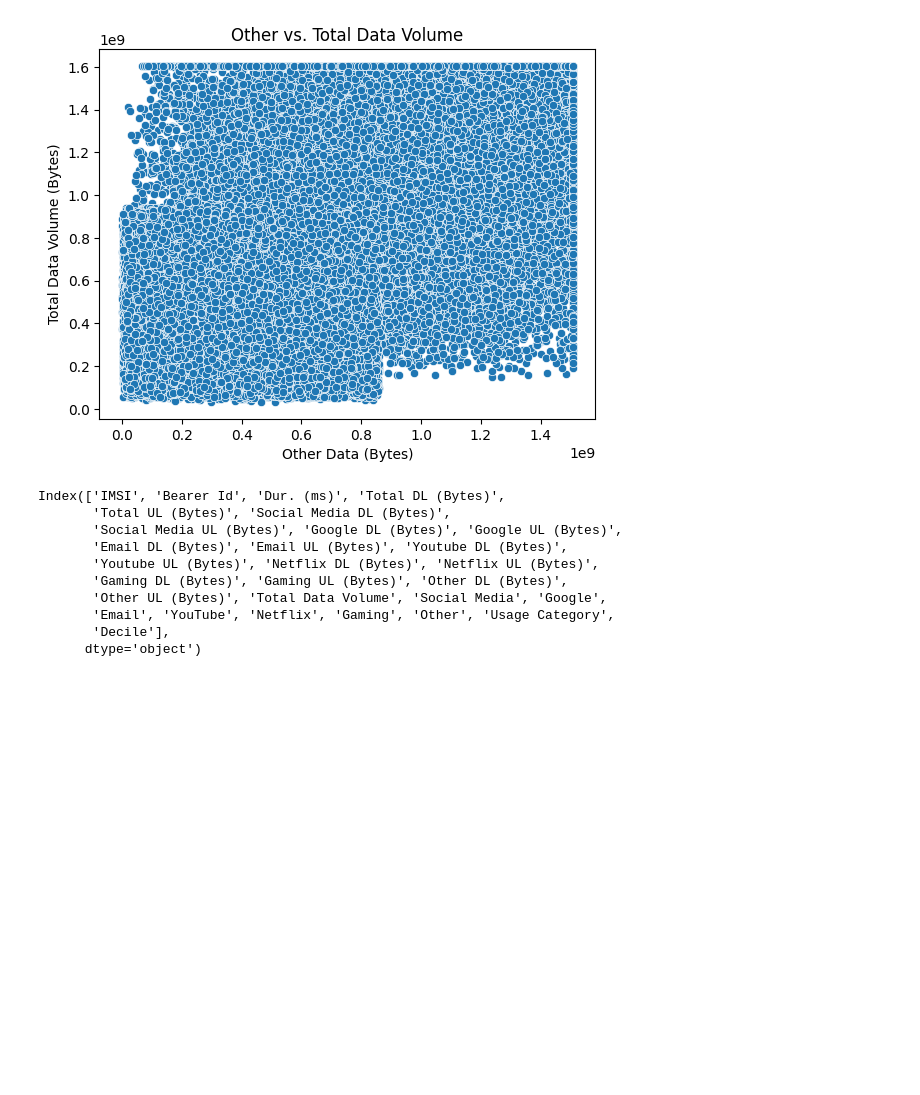
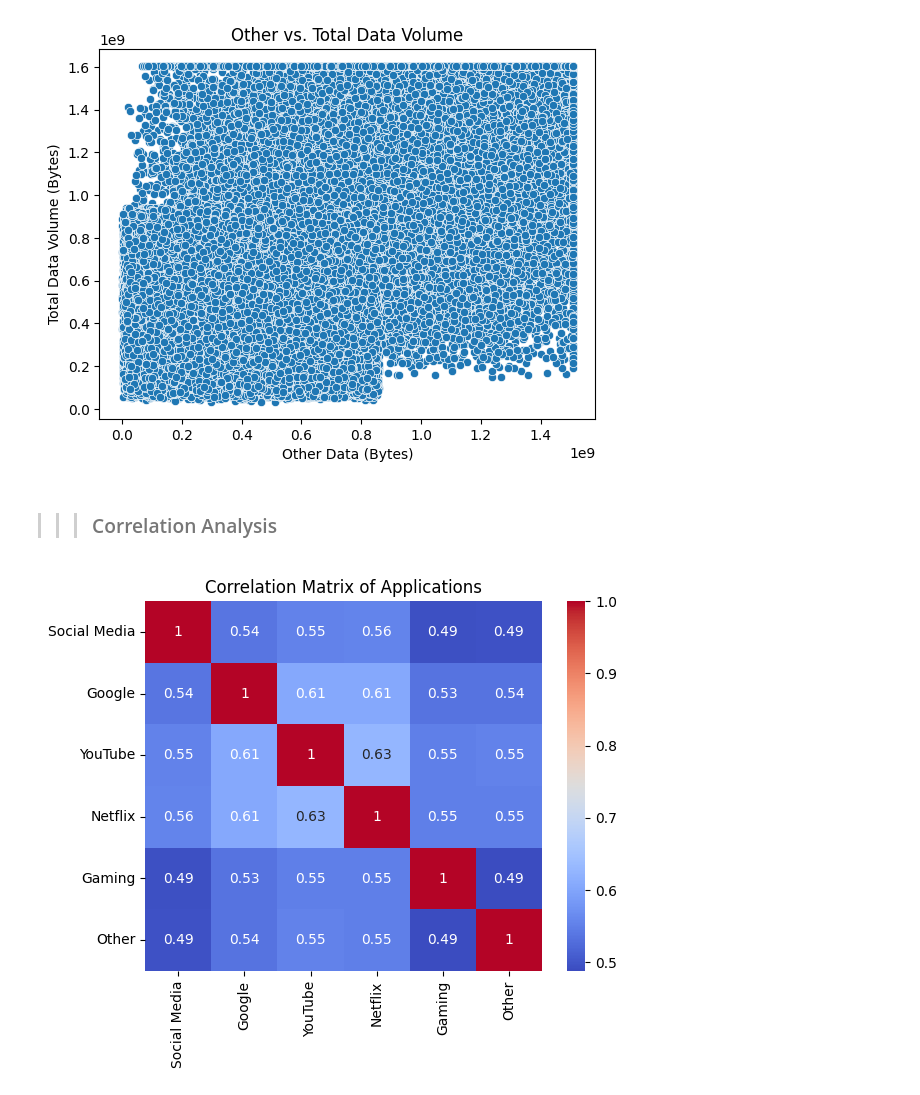
Before and after one commit to naolatomsa/TellCo, a Jupyter notebook: notebooks/userBehaviourAggregation.ipynb, the cells around one changed output. Drawn from its saved outputs; the diff is of its cells as text; code cells hidden in the pictures; blank space fills up the shorter version.

Commit message:
correlation matrix

```diff
--- a/notebooks/userBehaviourAggregation.ipynb
+++ b/notebooks/userBehaviourAggregation.ipynb
@@ -560,16 +560,12 @@ scatter_plots_for_apps(data=user_aggregated, apps=apps, y_column='Total Data Vol
 [figure]
 [figure]
 [figure]
-# %%
-user_aggregated.columns
-# %% [output]
-Index(['IMSI', 'Bearer Id', 'Dur. (ms)', 'Total DL (Bytes)',
-       'Total UL (Bytes)', 'Social Media DL (Bytes)',
-       'Social Media UL (Bytes)', 'Google DL (Bytes)', 'Google UL (Bytes)',
-       'Email DL (Bytes)', 'Email UL (Bytes)', 'Youtube DL (Bytes)',
-       'Youtube UL (Bytes)', 'Netflix DL (Bytes)', 'Netflix UL (Bytes)',
-       'Gaming DL (Bytes)', 'Gaming UL (Bytes)', 'Other DL (Bytes)',
-       'Other UL (Bytes)', 'Total Data Volume', 'Social Media', 'Google',
-       'Email', 'YouTube', 'Netflix', 'Gaming', 'Other', 'Usage Category',
-       'Decile'],
-      dtype='object')
+# %% [markdown]
+>>> ### Correlation Analysis
+# %%
+# Correlation matrix
+from scripts.correlation import correlation_matrix
+app_columns = ['Social Media', 'Google', 'YouTube', 'Netflix', 'Gaming', 'Other']
+correlation_matrix(user_aggregated, app_columns)
+# %% [output]
+[figure, added]
```
Also changed, not shown: 2 other files.
